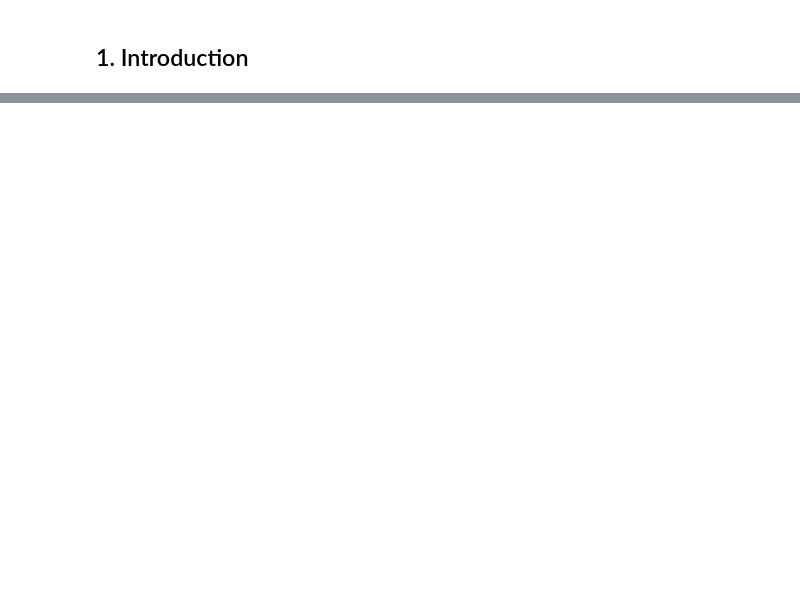
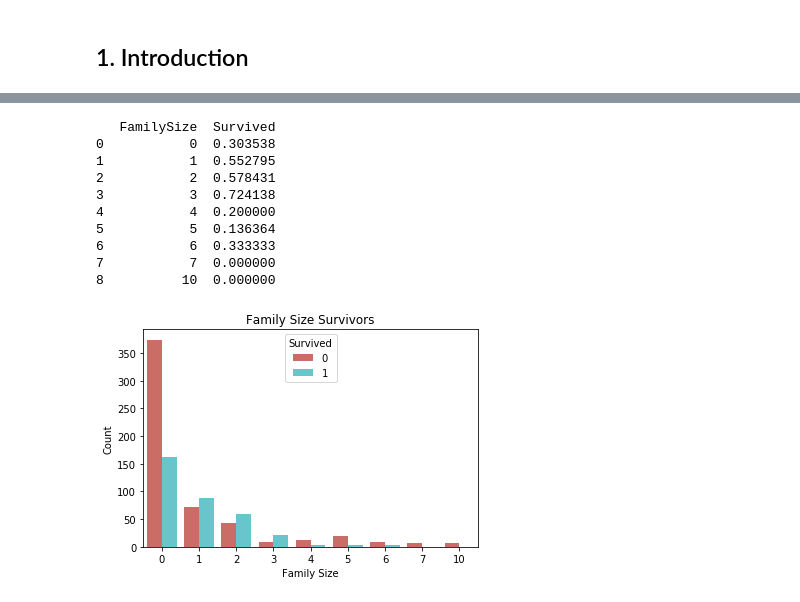
Before and after one commit to imary16/SurvivalTitanic, a Jupyter notebook: Titanic-Survival.ipynb, the cells around one changed output, grey strips where cells are left out. Drawn from its saved outputs; the diff is of its cells as text; code cells hidden in the pictures; blank space fills up the shorter version.

```diff
--- a/Titanic-Survival.ipynb
+++ b/Titanic-Survival.ipynb
@@ -34,0 +132,19 @@ FileNotFoundError: [Errno 2] File ../input/titanic/train.csv does not exist: '..
+# %%
+print (train[['FamilySize', 'Survived']].groupby(['FamilySize'], as_index=False).mean())
+sns.countplot(x="FamilySize", data=train, hue="Survived", palette="hls")
+plt.title('Family Size Survivors')
+plt.xlabel('Family Size')
+plt.ylabel('Count')
+plt.show()
+# %% [output]
+   FamilySize  Survived
+0           0  0.303538
+1           1  0.552795
+2           2  0.578431
+3           3  0.724138
+4           4  0.200000
+5           5  0.136364
+6           6  0.333333
+7           7  0.000000
+8          10  0.000000
+[figure, added]
```
Also changed, not shown: parts of 20 cells of this notebook.
